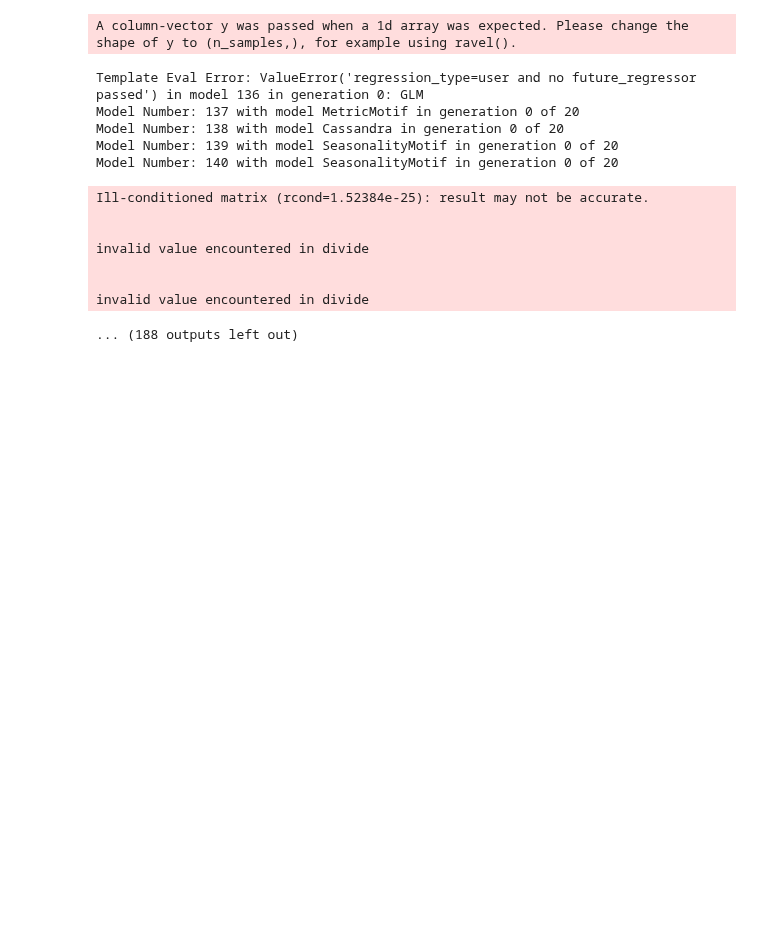
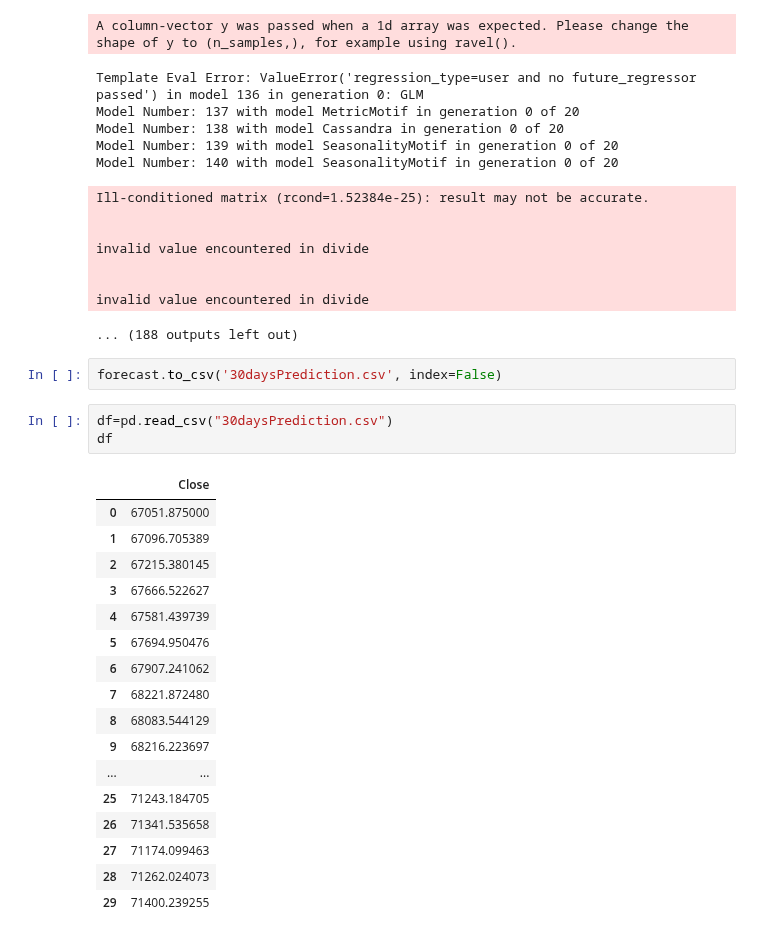
Before and after one commit to NANITH777/Bitcoin-Price-Prediction-AutoTS-and-LSTM_NN, a Jupyter notebook: bitcoin.ipynb, the cells around one changed output. Saved outputs shown, nothing was run; the diff lists cells and outputs as text; blank space fills up the shorter version.

```diff
--- a/bitcoin.ipynb
+++ b/bitcoin.ipynb
@@ -207,3 +207,26 @@ invalid value encountered in divide
 
 invalid value encountered in divide
 ... (188 outputs left out)
+# %%
+forecast.to_csv('30daysPrediction.csv', index=False)
+# %%
+df=pd.read_csv("30daysPrediction.csv")
+df
+# %% [output]
+|  | Close |
+| 0 | 67051.875000 |
+| 1 | 67096.705389 |
+| 2 | 67215.380145 |
+| 3 | 67666.522627 |
+| 4 | 67581.439739 |
+| 5 | 67694.950476 |
+| 6 | 67907.241062 |
+| 7 | 68221.872480 |
+| 8 | 68083.544129 |
+| 9 | 68216.223697 |
+| ... | ... |
+| 25 | 71243.184705 |
+| 26 | 71341.535658 |
+| 27 | 71174.099463 |
+| 28 | 71262.024073 |
+| 29 | 71400.239255 |
```
Also changed, not shown: 1 other file.
